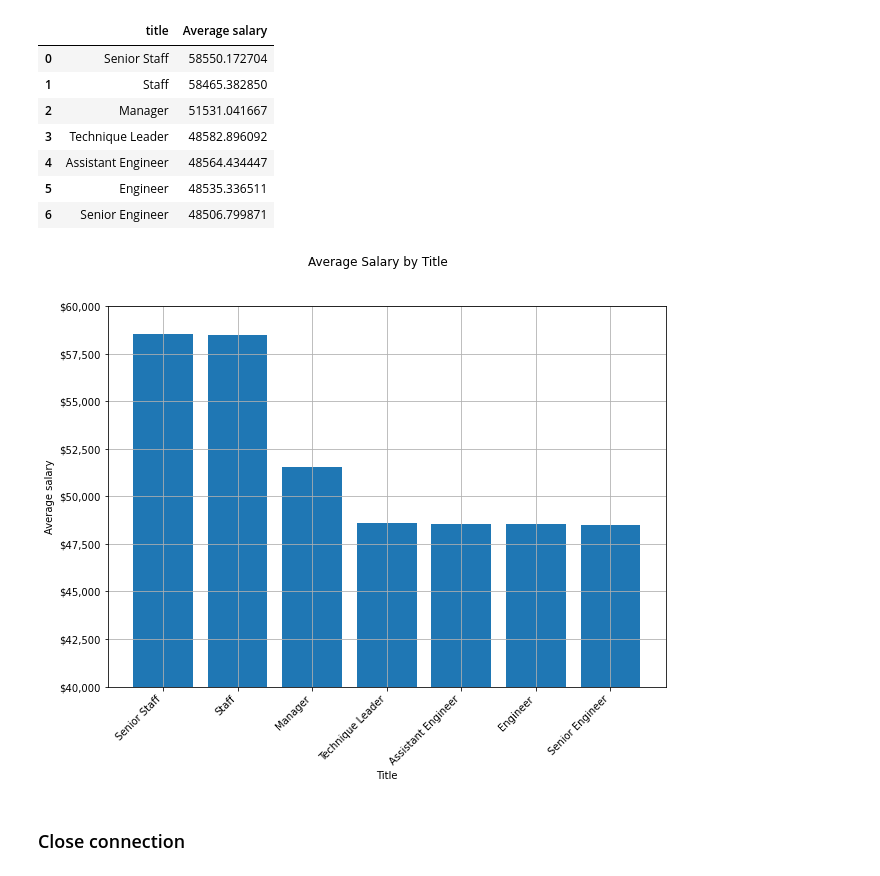
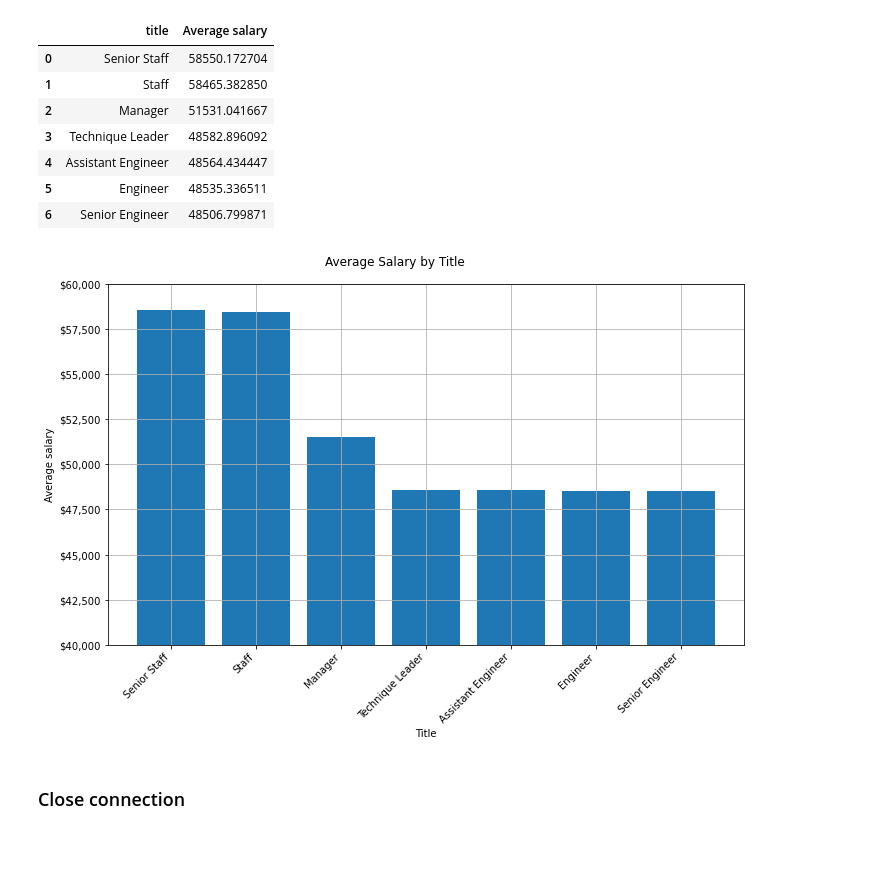
Before and after one commit to scottgall/sql-challenge, a Jupyter notebook: EmployeeSQL/pewlett-hackard.ipynb, the cells around one changed output. Saved outputs shown, nothing was run; the diff lists cells and outputs as text; code cells hidden in the pictures; blank space fills up the shorter version.

```diff
--- a/EmployeeSQL/pewlett-hackard.ipynb
+++ b/EmployeeSQL/pewlett-hackard.ipynb
@@ -81,17 +82,18 @@ title_salary_df
 # %%
 fig, ax = plt.subplots()
 ax.bar(title_salary_df['title'], title_salary_df['Average salary'])
 fig.set_size_inches(10,7)
 fig.suptitle('Average Salary by Title')
 ax.set_xlabel('Title')
 ax.set_ylabel('Average salary')
 ax.yaxis.set_major_formatter('${x:,.0f}')
 ax.set_xticklabels(title_salary_df['title'],rotation = 45,ha='right')
 ax.set_ylim([40000, 60000])
 ax.grid()
+plt.tight_layout()
 fig.savefig('images/average_salaries.png')
 # %% [output]
-[figure, old version]
+[figure, new version]
 # %% [markdown]
 ### Close connection
 # %%
```
Also changed, not shown: parts of 1 cell of this notebook, 1 other file.
